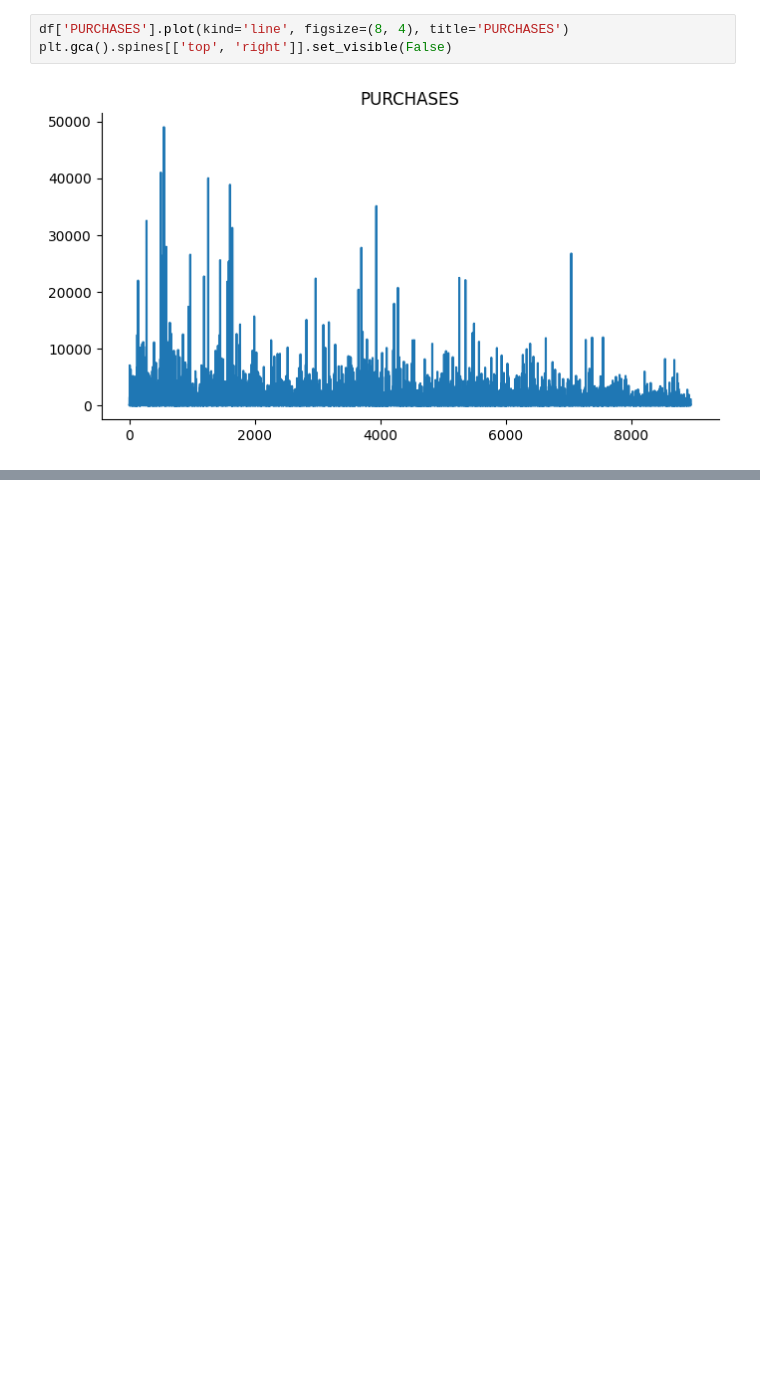
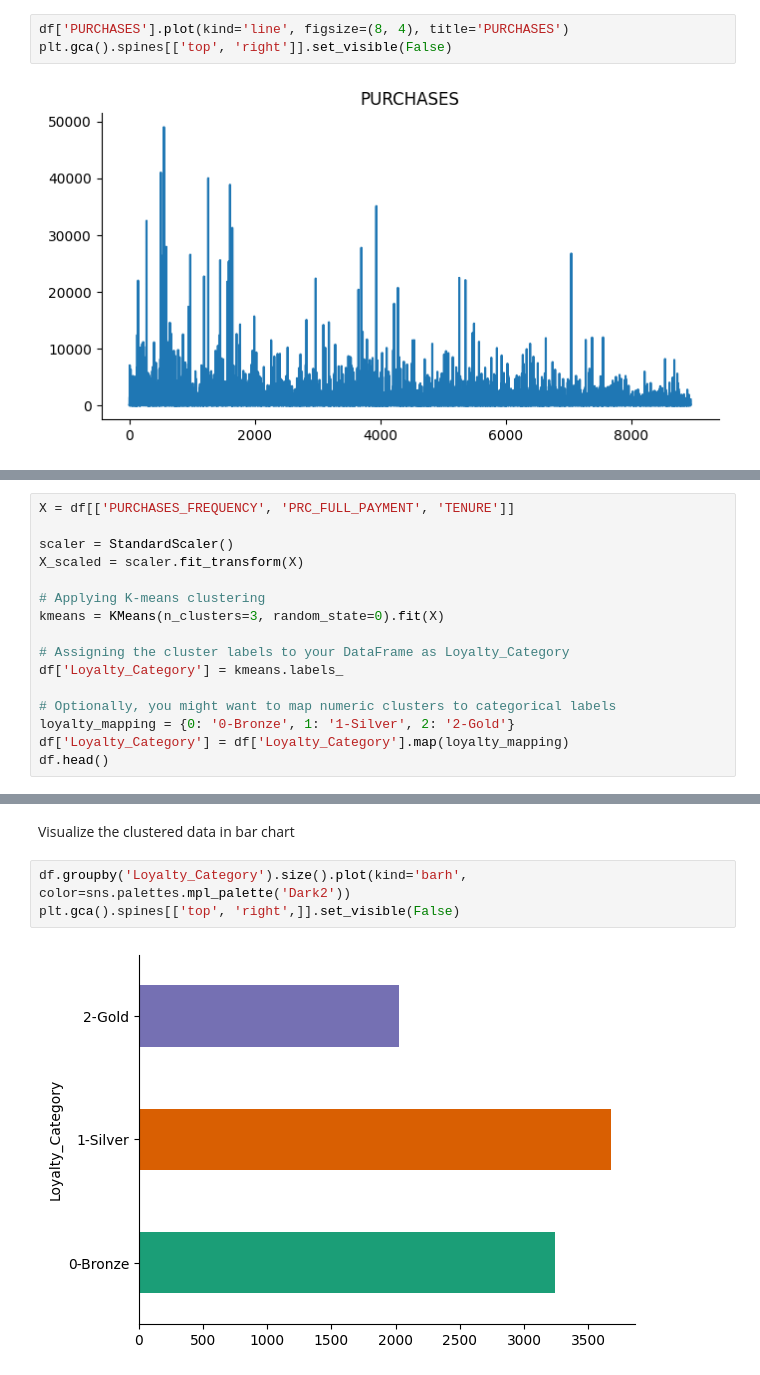
Before and after one commit to MSC-ADM-G/adm_g11, a Jupyter notebook: 248339B_clustering_analysis.ipynb, the cells around one changed output, grey strips where cells are left out. Saved outputs shown, nothing was run; the diff lists cells and outputs as text; blank space fills up the shorter version.

```diff
--- a/248339B_clustering_analysis.ipynb
+++ b/248339B_clustering_analysis.ipynb
@@ -215,0 +397,16 @@ The average silhouette_score is : 0.5846283649339238
+# %%
+X = df[['PURCHASES_FREQUENCY', 'PRC_FULL_PAYMENT', 'TENURE']]
+
+scaler = StandardScaler()
+X_scaled = scaler.fit_transform(X)
+
+# Applying K-means clustering
+kmeans = KMeans(n_clusters=3, random_state=0).fit(X)
+
+# Assigning the cluster labels to your DataFrame as Loyalty_Category
+df['Loyalty_Category'] = kmeans.labels_
+
+# Optionally, you might want to map numeric clusters to categorical labels
+loyalty_mapping = {0: '0-Bronze', 1: '1-Silver', 2: '2-Gold'}
+df['Loyalty_Category'] = df['Loyalty_Category'].map(loyalty_mapping)
+df.head()
@@ -215,0 +420,7 @@ The average silhouette_score is : 0.5846283649339238
+# %% [markdown]
+Visualize the clustered data in bar chart
+# %%
+df.groupby('Loyalty_Category').size().plot(kind='barh', color=sns.palettes.mpl_palette('Dark2'))
+plt.gca().spines[['top', 'right',]].set_visible(False)
+# %% [output]
+[figure, added]
```
Also changed, not shown: parts of 40 cells of this notebook, 1 other file.
